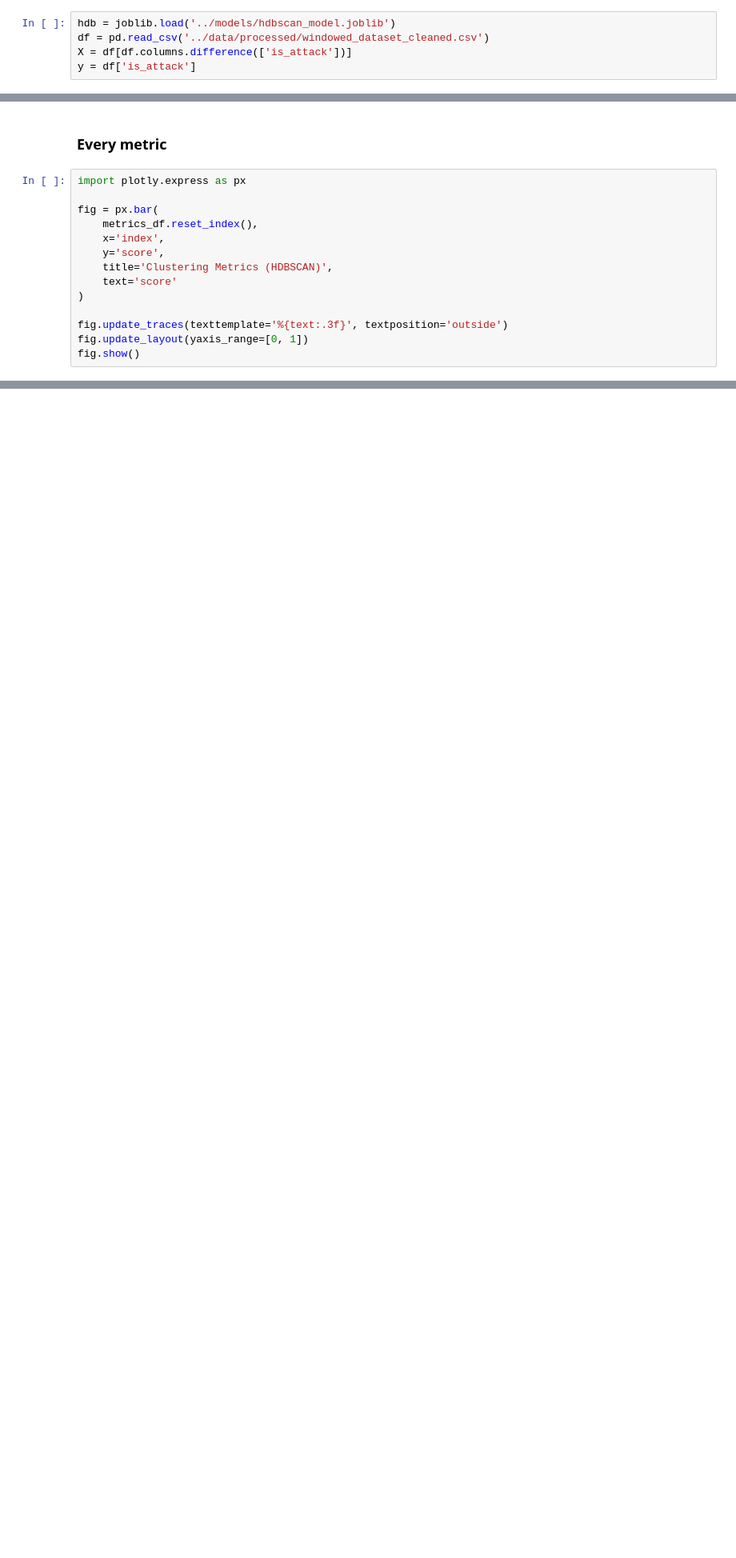
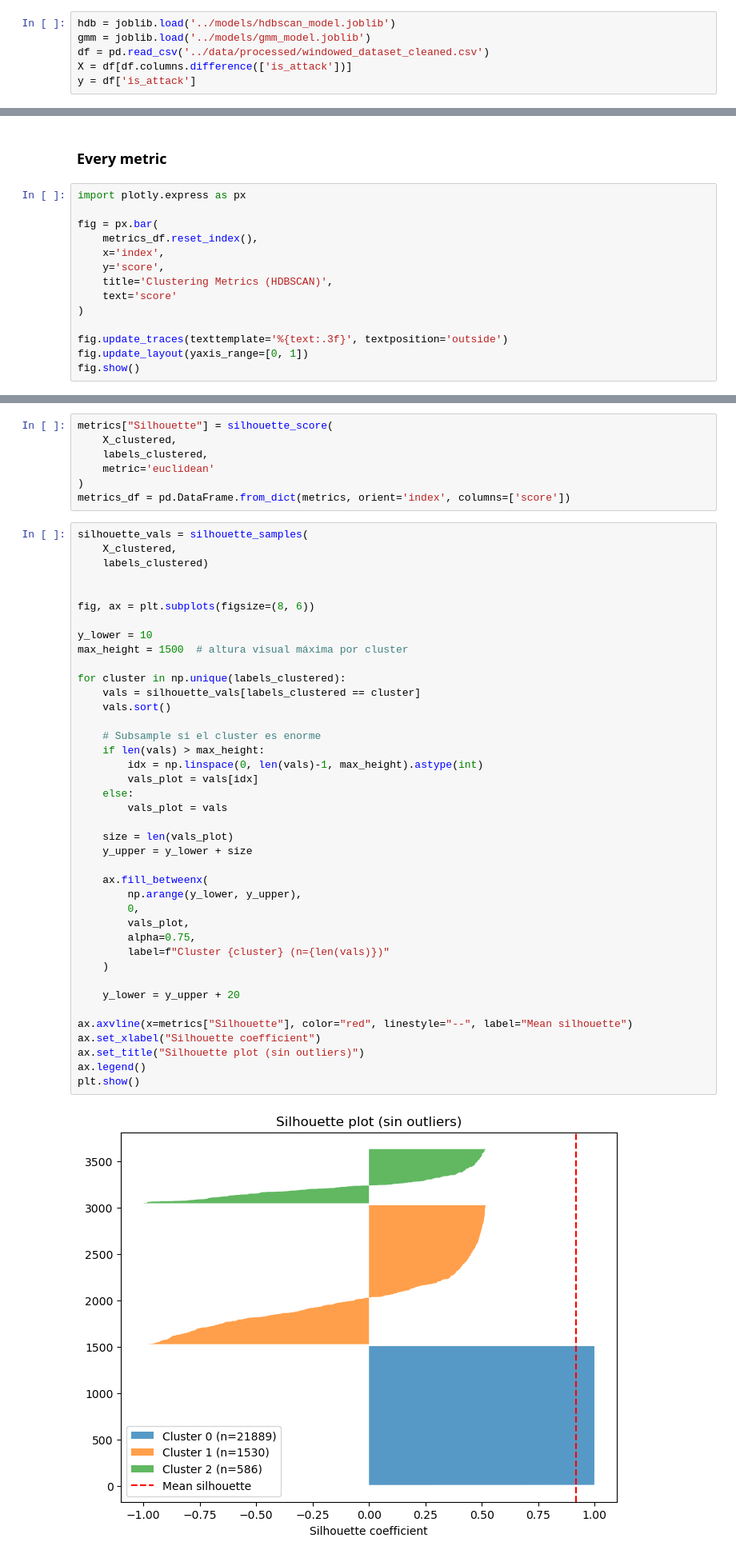
Before and after one commit to Grupo-MACC/ML_for_consul_poisoning, a Jupyter notebook: notebooks/04_evaluation.ipynb, the cells around one changed output, grey strips where cells are left out. Shown at 80% size. Cells and saved outputs as stored; diff of their text form; blank space fills up the shorter version.

```diff
--- a/notebooks/04_evaluation.ipynb
+++ b/notebooks/04_evaluation.ipynb
@@ -25,6 +25,7 @@ from sklearn.metrics import (
 ## Load data
 # %%
 hdb = joblib.load('../models/hdbscan_model.joblib')
+gmm = joblib.load('../models/gmm_model.joblib')
 df = pd.read_csv('../data/processed/windowed_dataset_cleaned.csv')
 X = df[df.columns.difference(['is_attack'])]
 y = df['is_attack']
@@ -117,0 +141,49 @@ fig.show()
+# %%
+metrics["Silhouette"] = silhouette_score(
+    X_clustered,
+    labels_clustered,
+    metric='euclidean'
+)
+metrics_df = pd.DataFrame.from_dict(metrics, orient='index', columns=['score'])
+# %%
+silhouette_vals = silhouette_samples(
+    X_clustered,
+    labels_clustered)
+
+
+fig, ax = plt.subplots(figsize=(8, 6))
+
+y_lower = 10
+max_height = 1500  # altura visual máxima por cluster
+
+for cluster in np.unique(labels_clustered):
+    vals = silhouette_vals[labels_clustered == cluster]
+    vals.sort()
+
+    # Subsample si el cluster es enorme
+    if len(vals) > max_height:
+        idx = np.linspace(0, len(vals)-1, max_height).astype(int)
+        vals_plot = vals[idx]
+    else:
+        vals_plot = vals
+
+    size = len(vals_plot)
+    y_upper = y_lower + size
+
+    ax.fill_betweenx(
+        np.arange(y_lower, y_upper),
+        0,
+        vals_plot,
+        alpha=0.75,
+        label=f"Cluster {cluster} (n={len(vals)})"
+    )
+
+    y_lower = y_upper + 20
+
+ax.axvline(x=metrics["Silhouette"], color="red", linestyle="--", label="Mean silhouette")
+ax.set_xlabel("Silhouette coefficient")
+ax.set_title("Silhouette plot (sin outliers)")
+ax.legend()
+plt.show()
+# %% [output]
+[figure, added]
```
Also changed, not shown: parts of 8 cells of this notebook, 8 other files.
